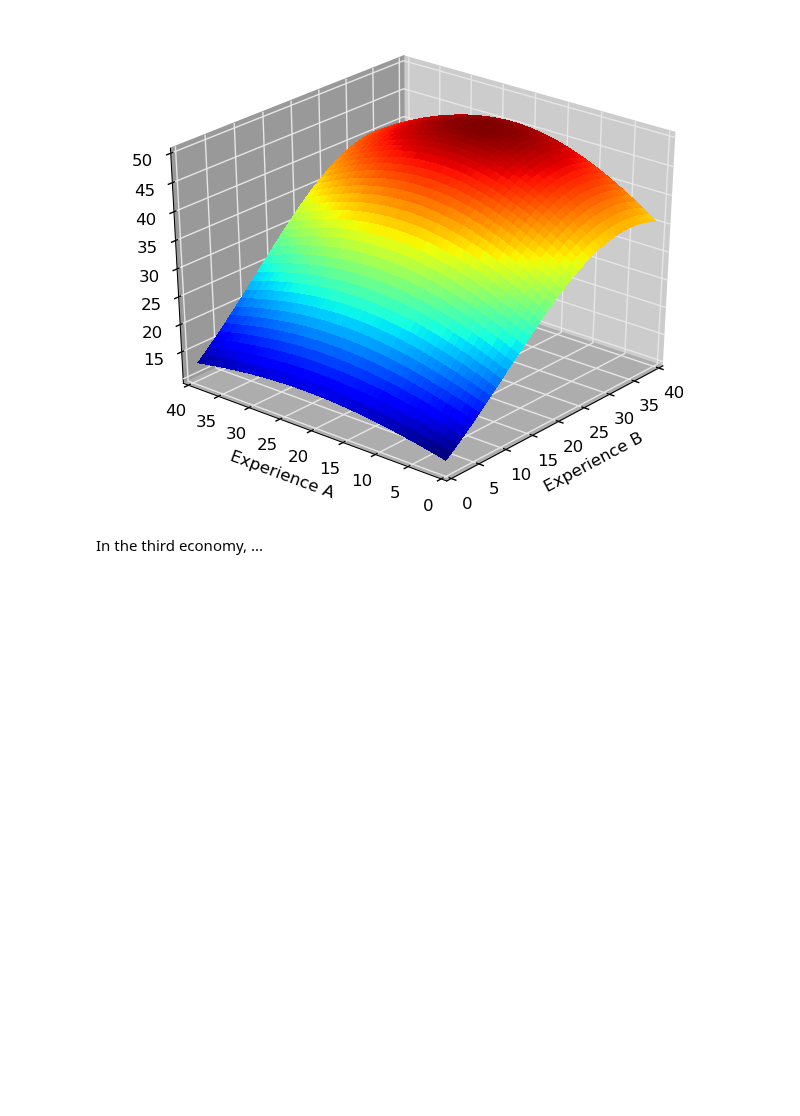
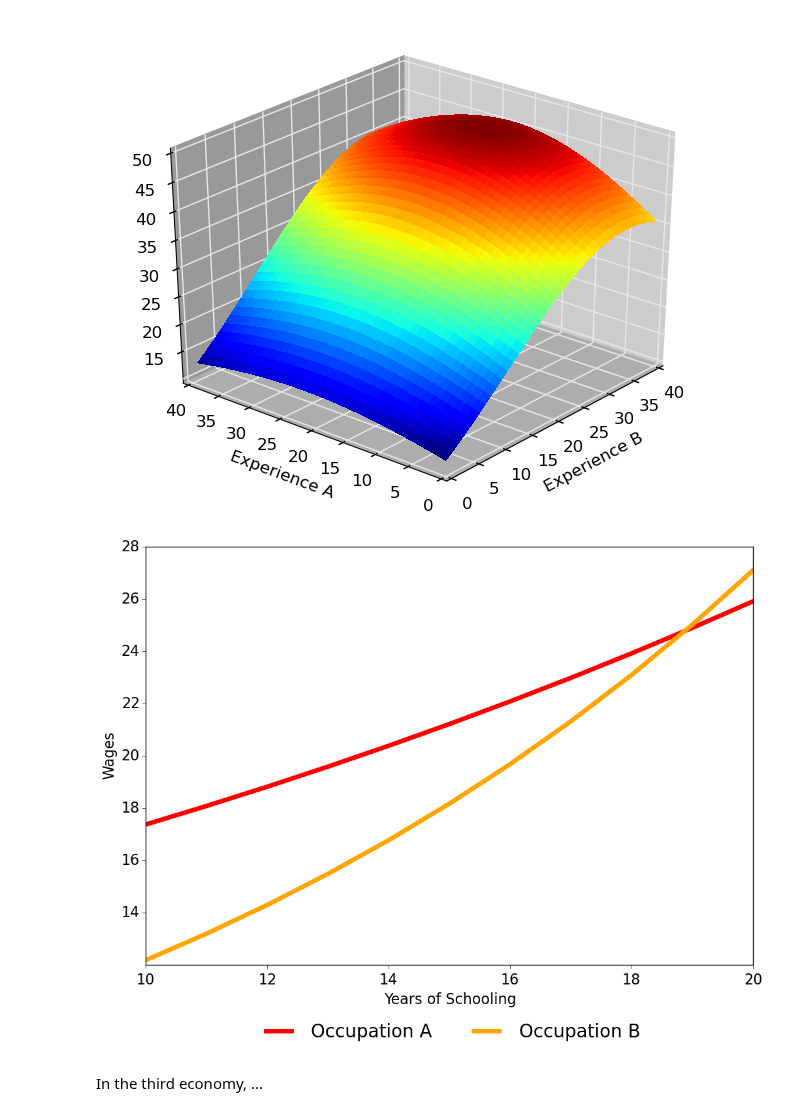
Before and after one commit to OpenSourceEconomics/respy, a Jupyter notebook: development/analyses/restud/lecture.ipynb, the cells around one changed output. Saved outputs shown, nothing was run; the diff lists cells and outputs as text; code cells hidden in the pictures; blank space fills up the shorter version.

```diff
--- a/development/analyses/restud/lecture.ipynb
+++ b/development/analyses/restud/lecture.ipynb
@@ -65,6 +75,10 @@ Image(filename=GRAPH_DIR + '/rslts/data_two/returns_experience_a.png')
 Image(filename=GRAPH_DIR + '/rslts/data_two/returns_experience_b.png')
 # %% [output]
 [figure]
+# %%
+Image(filename=GRAPH_DIR + '/rslts/data_two/returns_schooling.png')
+# %% [output]
+[figure, added]
 # %% [markdown]
 In the third economy, ...
 # %%
```
Also changed, not shown: parts of 28 cells of this notebook, 1 other file.
